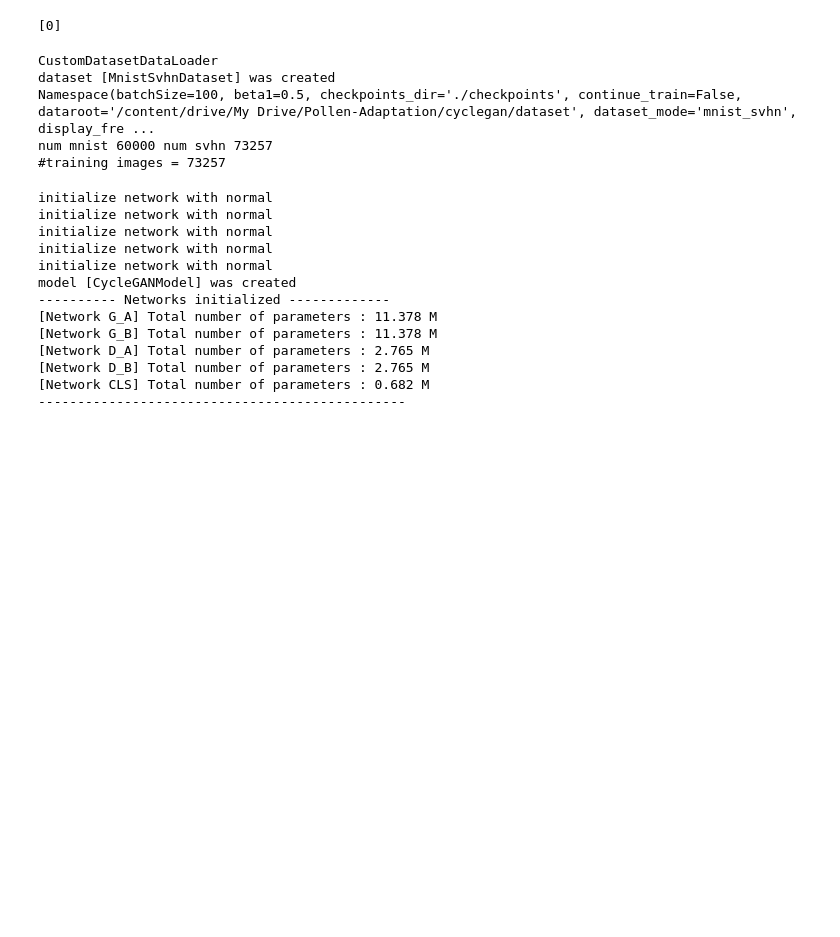
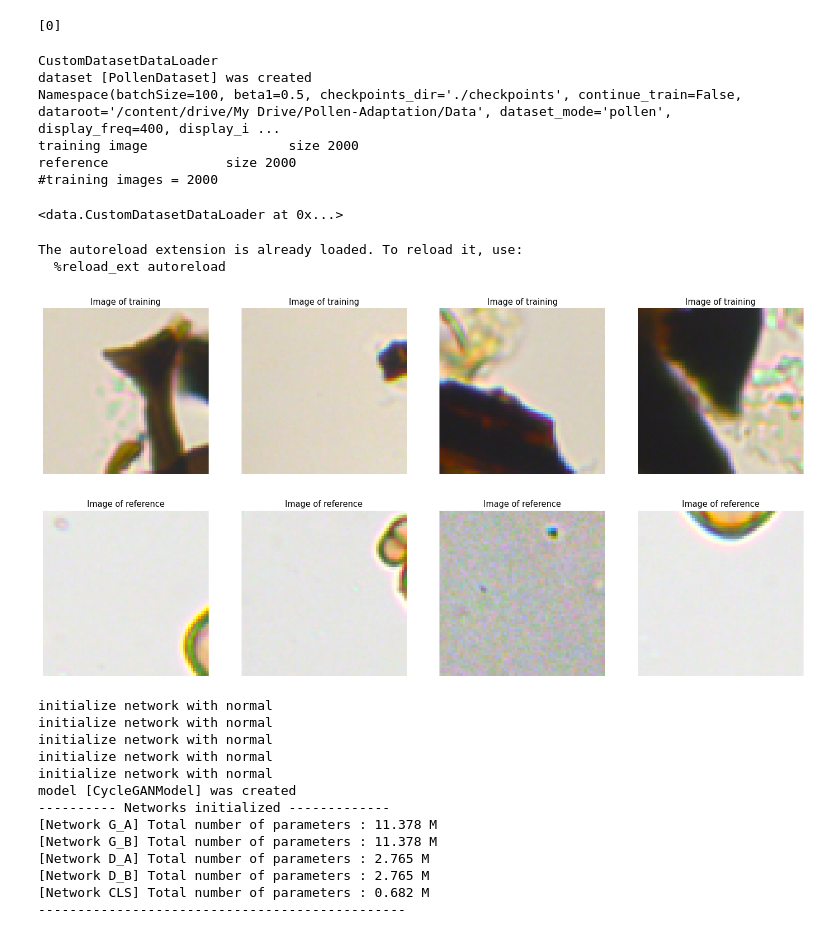
Before and after one commit to DerrickWanglf/Pollen-Adaptation, a Jupyter notebook: cyclegan/Pollen-Main.ipynb, the cells around one changed output. Cells and saved outputs as stored; diff of their text form; code cells hidden in the pictures; blank space fills up the shorter version.

Commit message:
update demo training

```diff
--- a/cyclegan/Pollen-Main.ipynb
+++ b/cyclegan/Pollen-Main.ipynb
@@ -58,15 +57,15 @@ trainOPT = opt.parser.parse_args(args=[ '--name', 'cycada_svhn2mnist_noIdentity'
                                        '--fineSize', '32',
                                        '--which_model_netD', 'n_layers',
                                        '--n_layers_D', '3',
-                                       '--model', 'cycle_gan_semantic',
+                                       '--model', 'cycle_gan',
                                        '--lambda_A', '1',
                                        '--lambda_B', '1',
                                        '--lambda_identity', '0',
                                        '--no_flip',
                                        '--batchSize', '100',
-                                       '--dataset_mode', 'mnist_svhn',
+                                       '--dataset_mode', 'pollen',
                                        '--which_direction', 'BtoA',
-                                       '--dataroot', '/content/drive/My Drive/Pollen-Adaptation/cyclegan/dataset',
+                                       '--dataroot', '/content/drive/My Drive/Pollen-Adaptation/Data',
                                         ])
 trainOPT.isTrain = True
 trainOPT.gpu_ids = [int(trainOPT.gpu_ids)]
@@ -83,8 +82,57 @@ dataset_size = len(data_loader)
 print('#training images = %d' % dataset_size)
 # %% [output]
 CustomDatasetDataLoader
-dataset [MnistSvhnDataset] was created
-Namespace(batchSize=100, beta1=0.5, checkpoints_dir='./checkpoints', continue_train=False, dataroot='/content/drive/My Drive/Pollen-Adaptation/cyclegan/dataset', dataset_mode='mnist_svhn', display_fre ...
-num mnist 60000 num svhn 73257
-#training images = 73257
+dataset [PollenDataset] was created
+Namespace(batchSize=100, beta1=0.5, checkpoints_dir='./checkpoints', continue_train=False, dataroot='/content/drive/My Drive/Pollen-Adaptation/Data', dataset_mode='pollen', display_freq=400, display_i ...
+training image                  size 2000
+reference               size 2000
+#training images = 2000
+# %%
+dataset
+# %% [output]
+<data.CustomDatasetDataLoader at 0x...>
+# %%
+%matplotlib inline
+%load_ext autoreload
+%autoreload 2
+
+
+
+sampler = iter(dataset)
+
+sampleBatch = 1 ##even number
+
+for i, data in enumerate(dataset):
+
+  figWinNumHeight, figWinNumWidth, subwinCount = 2, 4, 1
+  plt.figure(figsize=(20,10), dpi=88, facecolor='w', edgecolor='k')
+  plt.clf()
+
+  for sampleIndex in range((sampleBatch - 1)* 4, sampleBatch * 4):
+      # visualize image
+      plt.subplot(figWinNumHeight,figWinNumWidth,subwinCount)
+      subwinCount += 1
+      image = data["A"][sampleIndex].cpu().numpy().transpose((1,2,0))
+      image -= image.min()
+      image /= image.max()
+      plt.imshow(image)
+      plt.axis('off')
+      plt.title('Image of training')
+
+  for sampleIndex in range(sampleBatch * 4, (sampleBatch + 1)* 4):
+      # visualize image
+      plt.subplot(figWinNumHeight,figWinNumWidth,subwinCount)
+      subwinCount += 1
+      image = data["B"][sampleIndex].cpu().numpy().transpose((1,2,0))
+      image -= image.min()
+      image /= image.max()
+      plt.imshow(image)
+      plt.axis('off')
+      plt.title('Image of reference')
+
+  break
+# %% [output]
+The autoreload extension is already loaded. To reload it, use:
+  %reload_ext autoreload
+[figure, added]
 # %%
```
Also changed, not shown: parts of 3 cells of this notebook, 2 other files.
